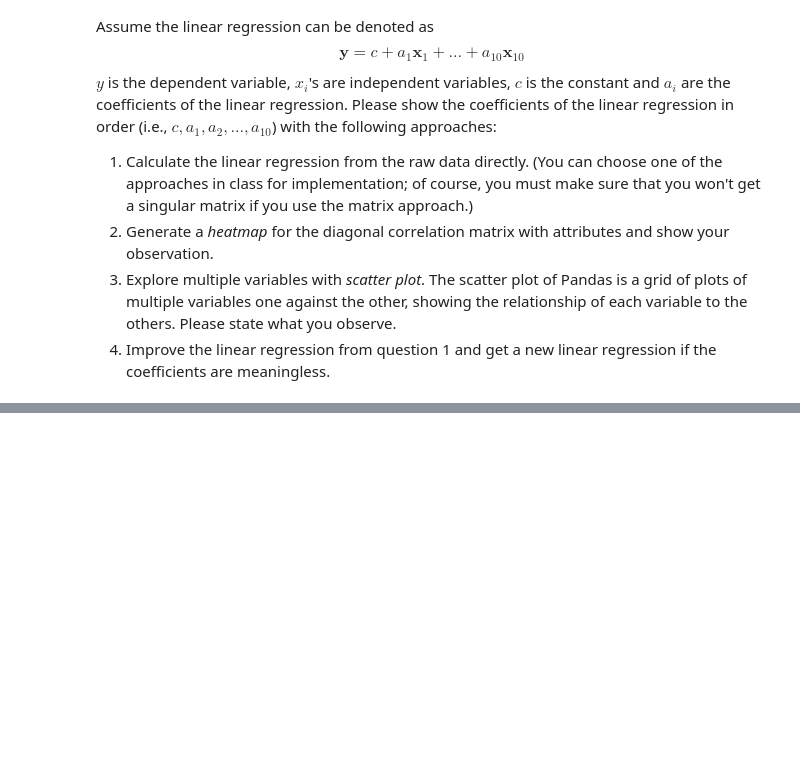
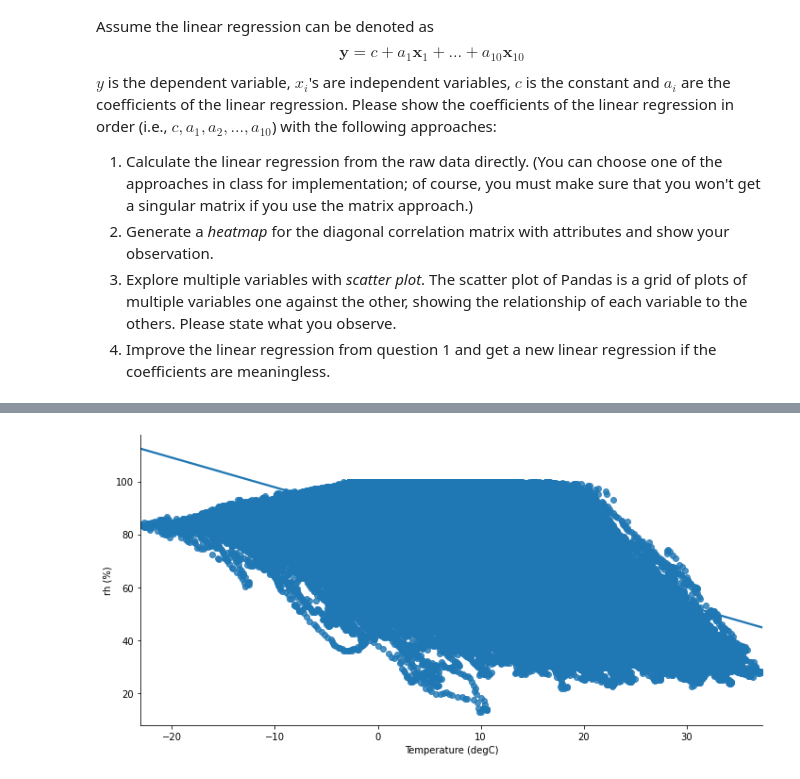
Before and after one commit to htshen0221/Data-Science-Homework, a Jupyter notebook: hw3/HW3-S20.ipynb, the cells around one changed output, grey strips where cells are left out. Cells and saved outputs as stored; diff of their text form; code cells hidden in the pictures; blank space fills up the shorter version.

```diff
--- a/hw3/HW3-S20.ipynb
+++ b/hw3/HW3-S20.ipynb
@@ -65,0 +78,4 @@ memory usage: 38.5+ MB
+# %%
+sns.lmplot("Temperature (degC)", "rh (%)", df, height=5, aspect = 2);
+# %% [output]
+[figure, added]
```
Also changed, not shown: parts of 12 cells of this notebook.
